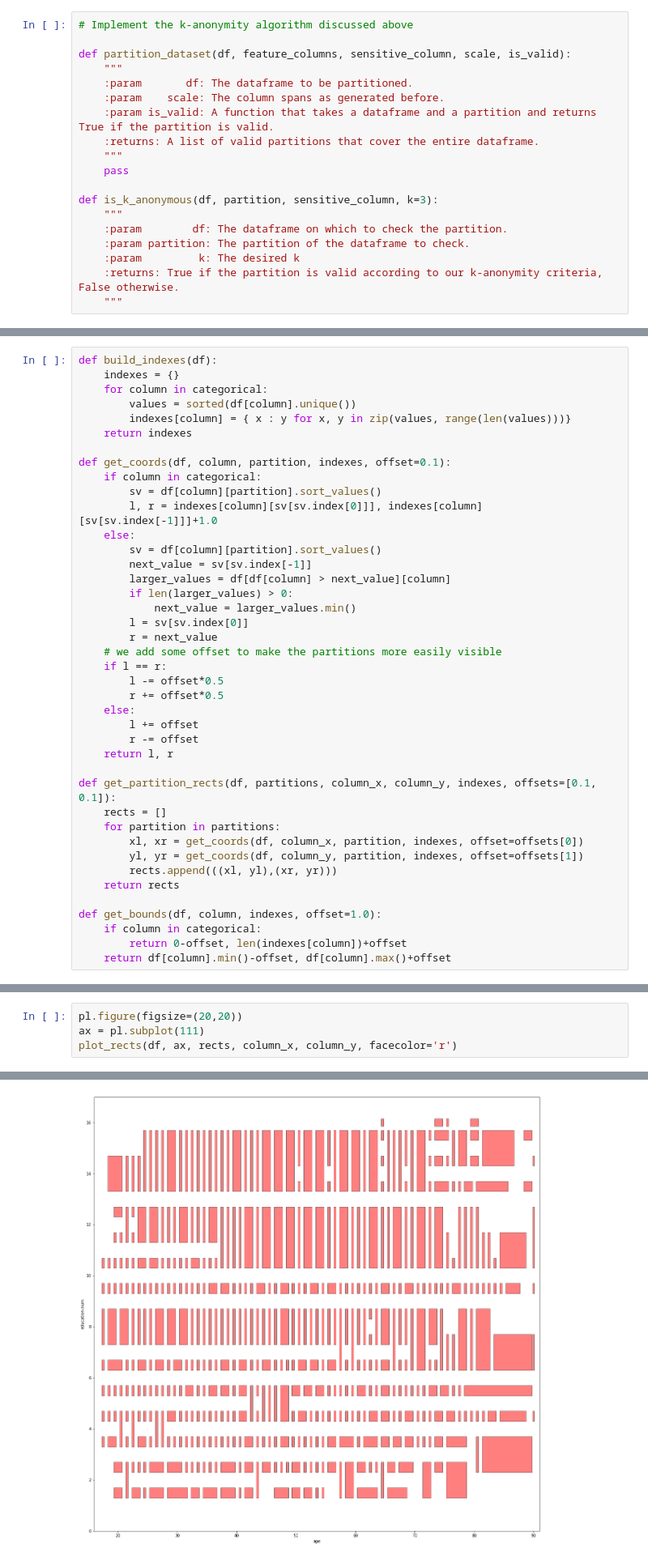
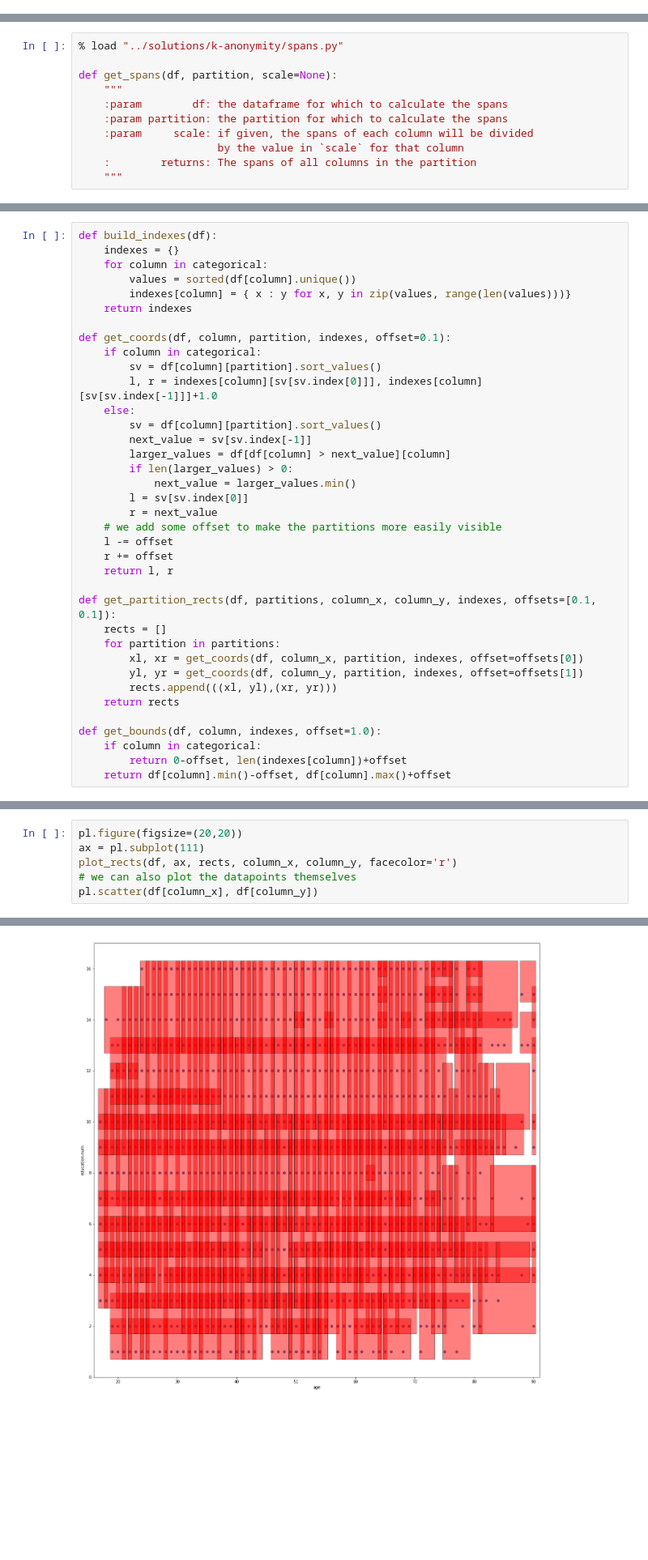
Before and after one commit to kiprotect/data-privacy-for-data-scientists, a Jupyter notebook: notebooks/02 - k Anonymity.ipynb, the cells around one changed output, grey strips where cells are left out. Shown at 81% size. Saved outputs shown, nothing was run; the diff lists cells and outputs as text; blank space fills up the shorter version.

```diff
--- a/notebooks/02 - k Anonymity.ipynb
+++ b/notebooks/02 - k Anonymity.ipynb
@@ -149,19 +103,0 @@ def split(df, partition, column):
-# %%
-# Implement the k-anonymity algorithm discussed above
-
-def partition_dataset(df, feature_columns, sensitive_column, scale, is_valid):
-    """
-    :param       df: The dataframe to be partitioned.
-    :param    scale: The column spans as generated before.
-    :param is_valid: A function that takes a dataframe and a partition and returns True if the partition is valid.
-    :returns: A list of valid partitions that cover the entire dataframe.
-    """
-    pass
-
-def is_k_anonymous(df, partition, sensitive_column, k=3):
-    """
-    :param        df: The dataframe on which to check the partition.
-    :param partition: The partition of the dataframe to check.
-    :param         k: The desired k
-    :returns: True if the partition is valid according to our k-anonymity criteria, False otherwise.
-    """
@@ -167,0 +108,11 @@ def is_k_anonymous(df, partition, sensitive_column, k=3):
+# %%
+% load "../solutions/k-anonymity/spans.py"
+
+def get_spans(df, partition, scale=None):
+    """
+    :param        df: the dataframe for which to calculate the spans
+    :param partition: the partition for which to calculate the spans
+    :param     scale: if given, the spans of each column will be divided
+                      by the value in `scale` for that column
+    :        returns: The spans of all columns in the partition
+    """
@@ -237,12 +214,8 @@ def get_coords(df, column, partition, indexes, offset=0.1):
         l = sv[sv.index[0]]
         r = next_value
     # we add some offset to make the partitions more easily visible
-    if l == r:
-        l -= offset*0.5
-        r += offset*0.5
-    else:
-        l += offset
-        r -= offset
+    l -= offset
+    r += offset
     return l, r
 
 def get_partition_rects(df, partitions, column_x, column_y, indexes, offsets=[0.1, 0.1]):
@@ -286,4 +262,6 @@ def plot_rects(df, ax, rects, column_x, column_y, edgecolor='black', facecolor='
 pl.figure(figsize=(20,20))
 ax = pl.subplot(111)
 plot_rects(df, ax, rects, column_x, column_y, facecolor='r')
+# we can also plot the datapoints themselves
+pl.scatter(df[column_x], df[column_y])
 # %% [output]
@@ -290,2 +269,2 @@ plot_rects(df, ax, rects, column_x, column_y, facecolor='r')
-[figure, old version]
+[figure, new version]
 # %% [markdown]
```
Also changed, not shown: parts of 44 cells of this notebook, 13 other files.
